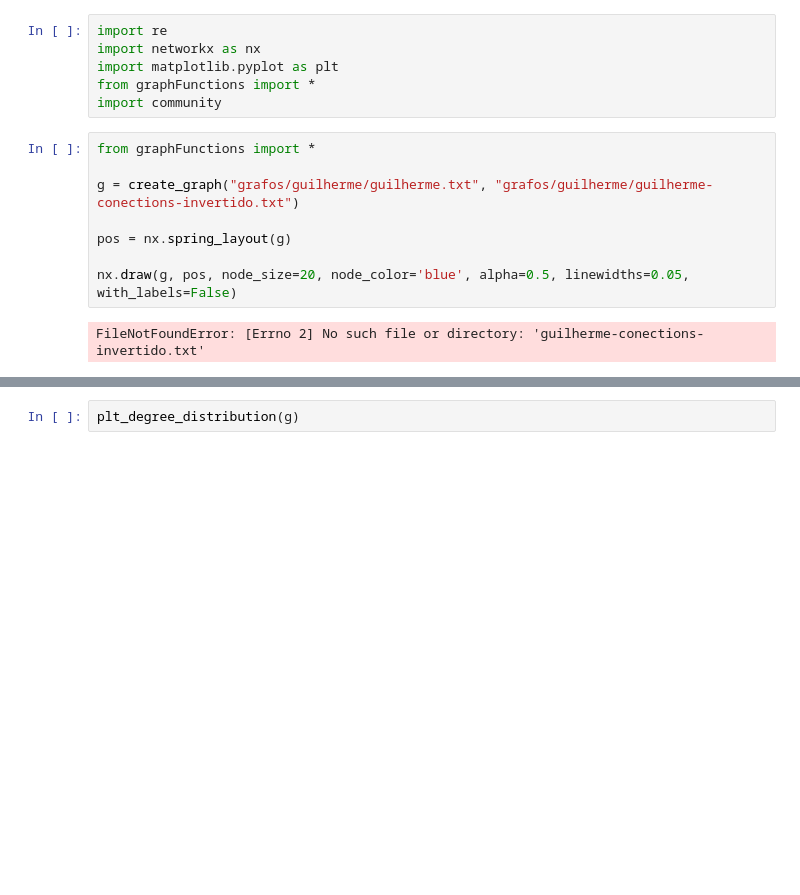
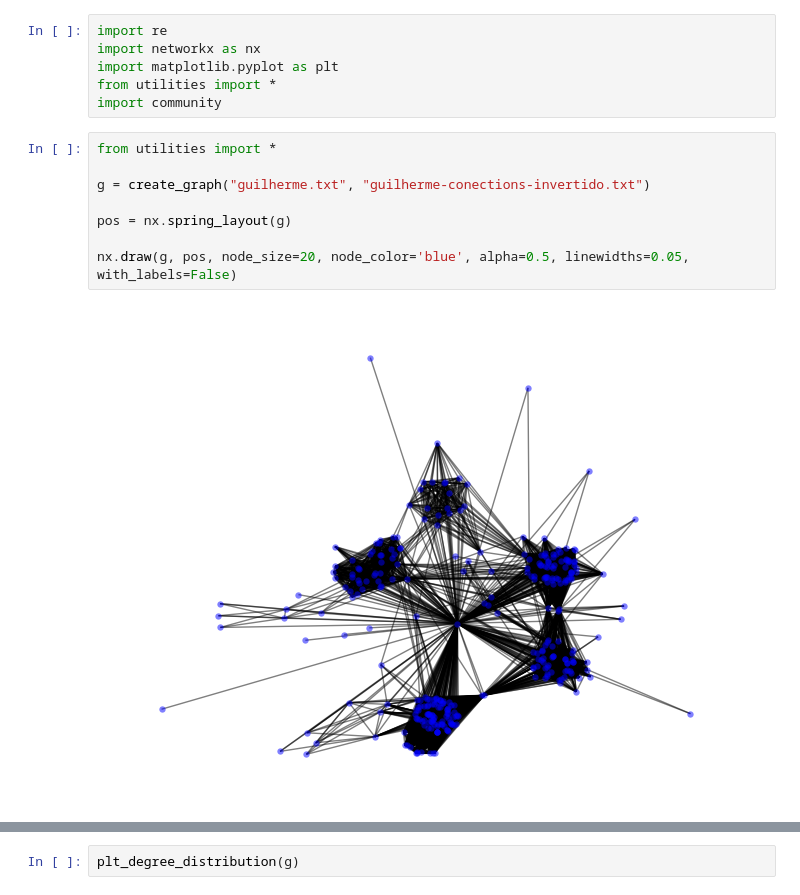
Before and after one commit to dudu-miranda/tp-redesComplexas, a Jupyter notebook: graf.ipynb, the cells around one changed output, grey strips where cells are left out. Saved outputs shown, nothing was run; the diff lists cells and outputs as text; blank space fills up the shorter version.

```diff
--- a/graf.ipynb
+++ b/graf.ipynb
@@ -2,18 +2,18 @@
 import re
 import networkx as nx
 import matplotlib.pyplot as plt
-from graphFunctions import *
+from utilities import *
 import community
 # %%
-from graphFunctions import *
+from utilities import *
 
-g = create_graph("grafos/guilherme/guilherme.txt", "grafos/guilherme/guilherme-conections-invertido.txt")
+g = create_graph("guilherme.txt", "guilherme-conections-invertido.txt")
 
 pos = nx.spring_layout(g)
 
 nx.draw(g, pos, node_size=20, node_color='blue', alpha=0.5, linewidths=0.05, with_labels=False)
 # %% [output]
-FileNotFoundError: [Errno 2] No such file or directory: 'guilherme-conections-invertido.txt'
+[figure, added]
 # %%
 remove = remove_node(1, "guilherme.txt", "guilherme-conections-invertido.txt")
 
```
Also changed, not shown: parts of 30 cells of this notebook.
